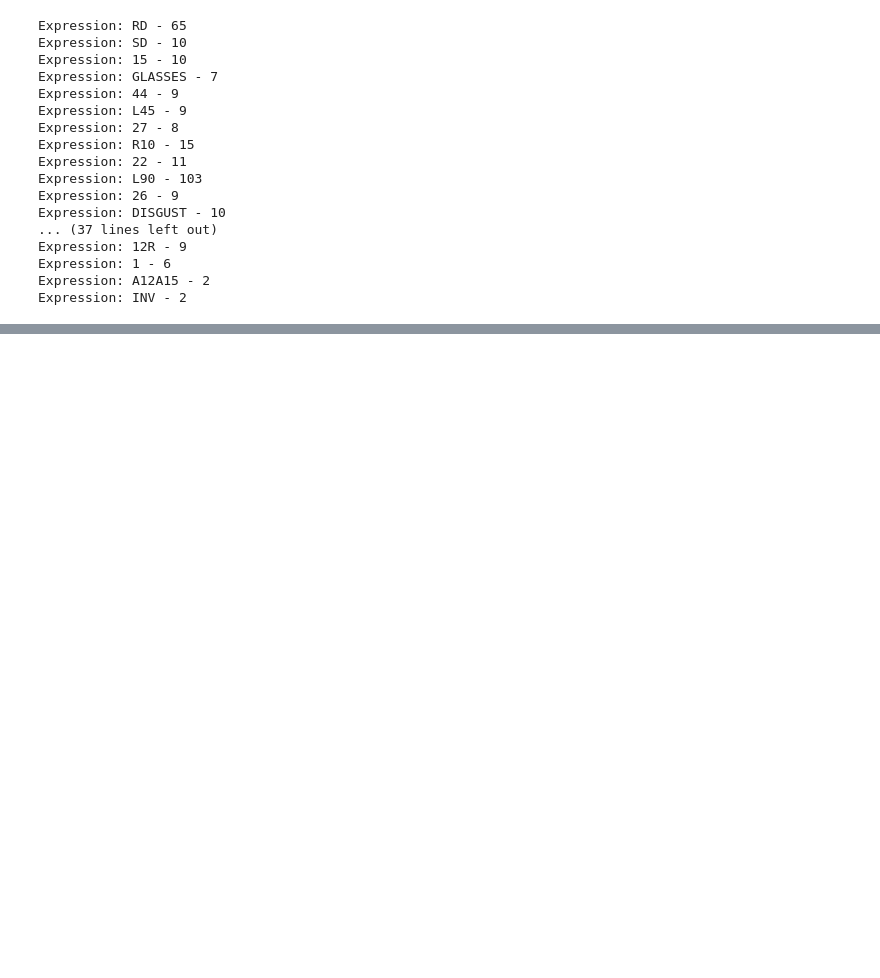
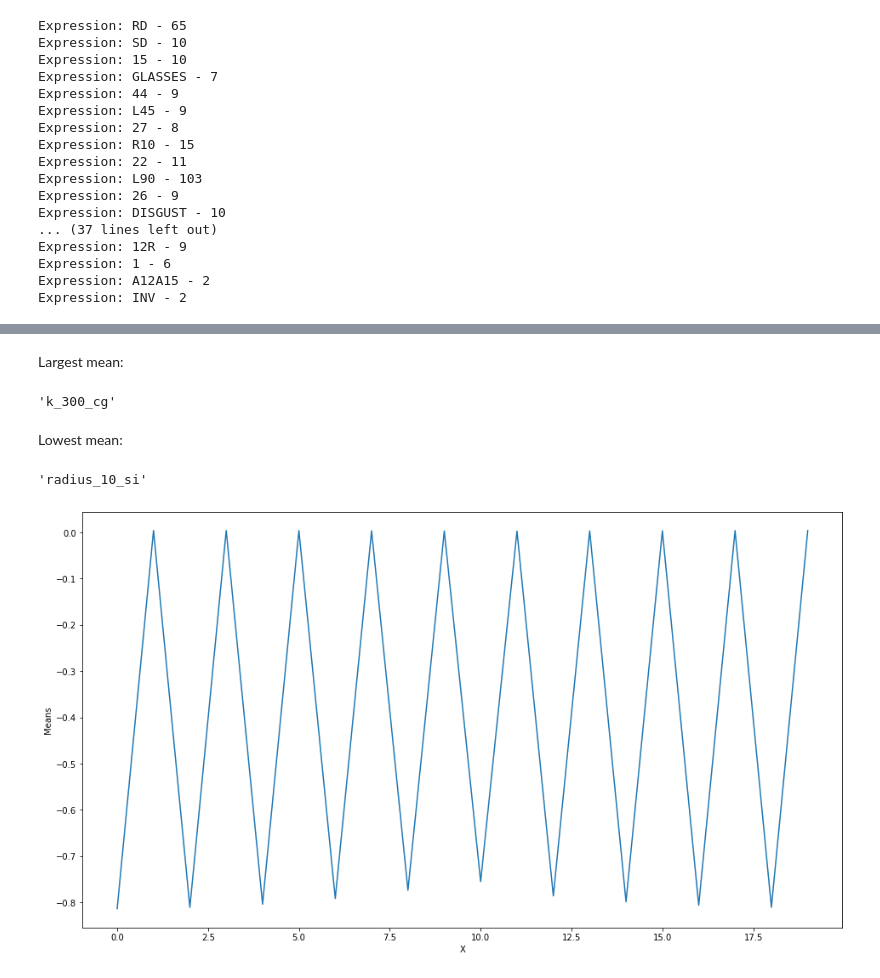
Before and after one commit to thalissonfelipe/landmarks, a Jupyter notebook: Analises.ipynb, the cells around one changed output, grey strips where cells are left out. Saved outputs shown, nothing was run; the diff lists cells and outputs as text; code cells hidden in the pictures; blank space fills up the shorter version.

```diff
--- a/Analises.ipynb
+++ b/Analises.ipynb
@@ -109,0 +154,3 @@ Expression: INV - 2
+# %%
+means = df[columns].mean()
+means
@@ -109,0 +175,19 @@ Expression: INV - 2
+# %% [markdown]
+Largest mean:
+# %%
+means.idxmax()
+# %% [output]
+'k_300_cg'
+# %% [markdown]
+Lowest mean:
+# %%
+means.idxmin()
+# %% [output]
+'radius_10_si'
+# %%
+plt.plot(range(len(means)), means.values)
+plt.xlabel('X')
+plt.ylabel('Means')
+plt.show()
+# %% [output]
+[figure, added]
```
Also changed, not shown: parts of 9 cells of this notebook.
